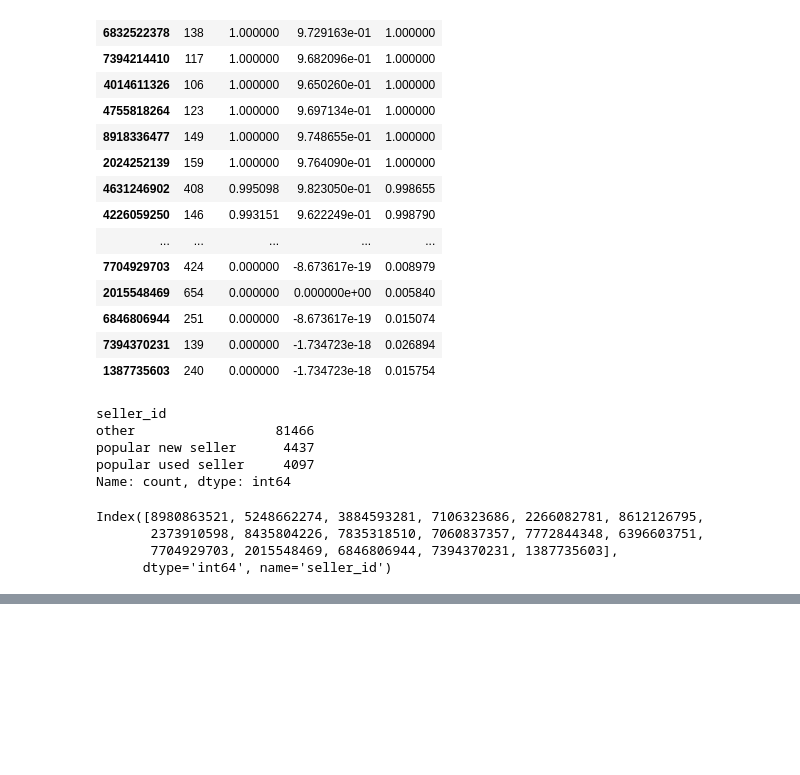
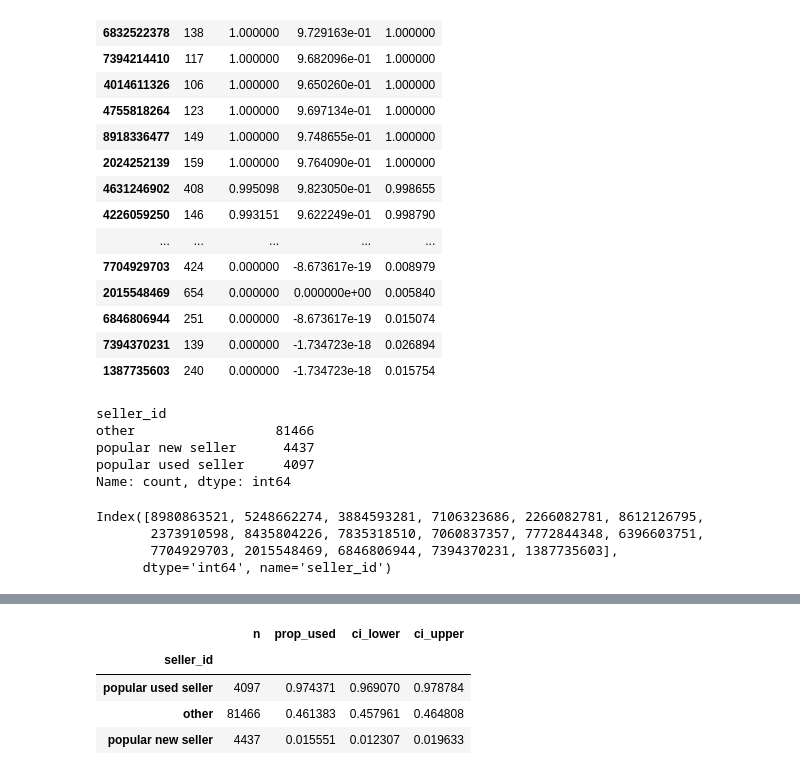
Before and after one commit to trujicata/MELI_Challenge, a Jupyter notebook: challenge/eda/seller.ipynb, the cells around one changed output, grey strips where cells are left out. Cells and saved outputs as stored; diff of their text form; code cells hidden in the pictures; blank space fills up the shorter version.

```diff
--- a/challenge/eda/seller.ipynb
+++ b/challenge/eda/seller.ipynb
@@ -383,0 +373,9 @@ X_dataframe.head()
+# %%
+res = column_analysis("seller_id", X_dataframe)
+display(res)
+# %% [output]
+|  | n | prop_used | ci_lower | ci_upper |
+| seller_id |  |  |  |  |
+| popular used seller | 4097 | 0.974371 | 0.969070 | 0.978784 |
+| other | 81466 | 0.461383 | 0.457961 | 0.464808 |
+| popular new seller | 4437 | 0.015551 | 0.012307 | 0.019633 |
```
Also changed, not shown: parts of 13 cells of this notebook, 21 other files.
